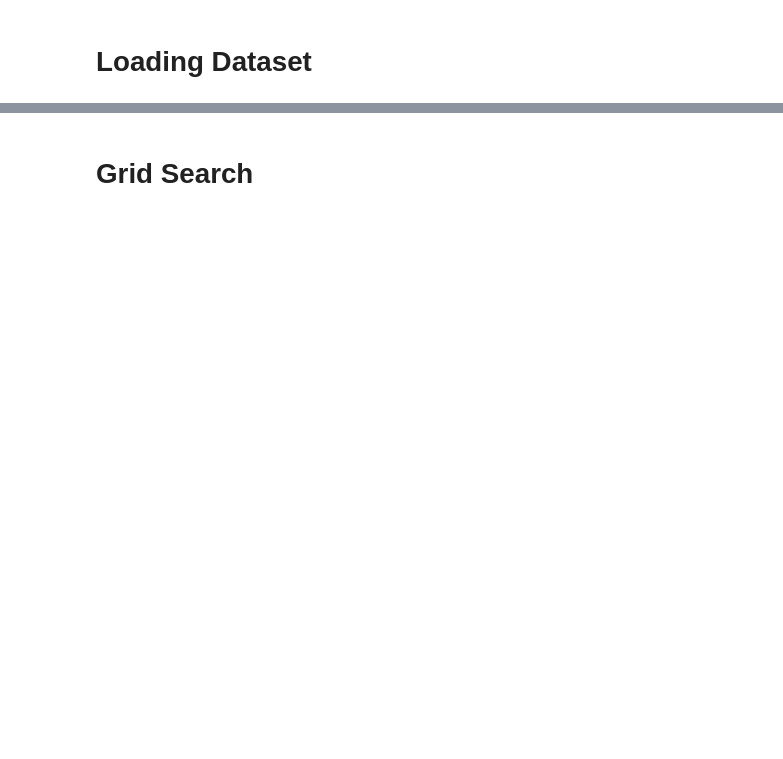
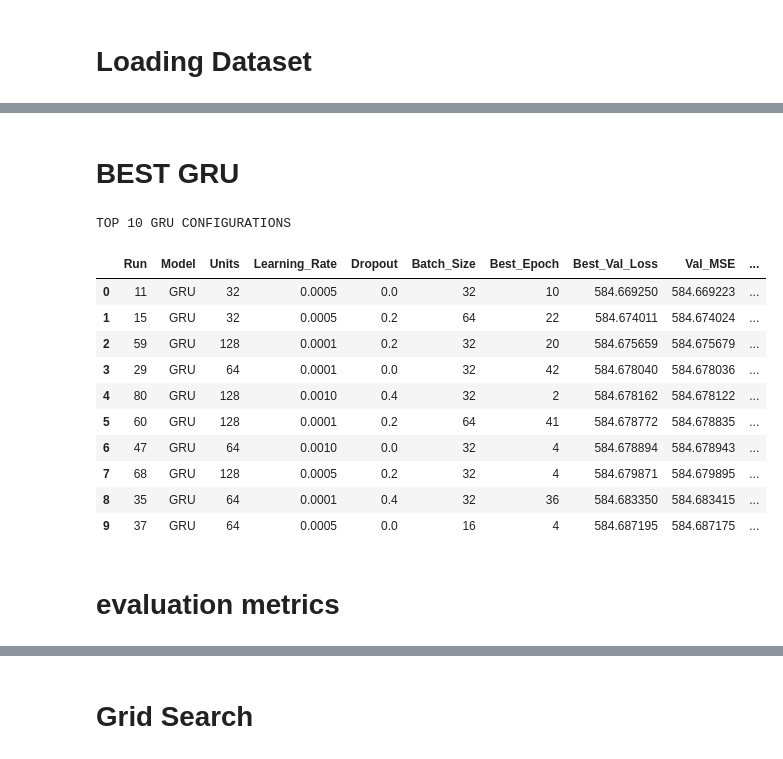
Before and after one commit to dowluri-ashok/auv-battery-health-rul-prediction, a Jupyter notebook: notebooks/day_19.ipynb, the cells around one changed output, grey strips where cells are left out. Saved outputs shown, nothing was run; the diff lists cells and outputs as text; code cells hidden in the pictures; blank space fills up the shorter version.

```diff
--- a/notebooks/day_19.ipynb
+++ b/notebooks/day_19.ipynb
@@ -33,16 +127,19 @@ Keys inside sequences_v1.npz:
 # %%
 # ============================================================
-# DAY 19 - CELL 3
-# Create Train / Validation / Test Sets
+# DAY 19 - CHECK EXISTING DATA SPLITS
 # ============================================================
 
 X = data["X"]
-y = data["SoH"]
+SoH = data["SoH"]
+RUL = data["RUL"]
+battery_id = data["battery_id"]
 split = data["split"]
 
 print("X shape:", X.shape)
-print("SoH shape:", y.shape)
-print("Split shape:", split.shape)
+print("SoH shape:", SoH.shape)
+print("RUL shape:", RUL.shape)
+print("Battery IDs:", battery_id.shape)
+print("Split:", split.shape)
 
 print("\nUnique split values:")
 print(np.unique(split, return_counts=True))
@@ -163,0 +637,13 @@ Configurations:
+# %%
+# ============================================================
+# GRU HYPERPARAMETER SEARCH SPACE
+# ============================================================
+
+gru_combinations = list(itertools.product(
+    UNITS_RANGE,
+    LEARNING_RATE_RANGE,
+    DROPOUT_RANGE,
+    BATCH_SIZE_RANGE
+))
+
+print("Total GRU combinations:", len(gru_combinations))
@@ -163,0 +812,30 @@ Configurations:
+# %% [markdown]
+# BEST GRU
+# %%
+gru_df = pd.DataFrame(gru_results)
+
+gru_df_sorted = gru_df.sort_values(
+    by="Val_RMSE",
+    ascending=True
+).reset_index(drop=True)
+
+print("TOP 10 GRU CONFIGURATIONS")
+
+display(
+    gru_df_sorted.head(10)
+)
+# %% [output]
+TOP 10 GRU CONFIGURATIONS
+|  | Run | Model | Units | Learning_Rate | Dropout | Batch_Size | Best_Epoch | Best_Val_Loss | Val_MSE | ... |
+| 0 | 11 | GRU | 32 | 0.0005 | 0.0 | 32 | 10 | 584.669250 | 584.669223 | ... |
+| 1 | 15 | GRU | 32 | 0.0005 | 0.2 | 64 | 22 | 584.674011 | 584.674024 | ... |
+| 2 | 59 | GRU | 128 | 0.0001 | 0.2 | 32 | 20 | 584.675659 | 584.675679 | ... |
+| 3 | 29 | GRU | 64 | 0.0001 | 0.0 | 32 | 42 | 584.678040 | 584.678036 | ... |
+| 4 | 80 | GRU | 128 | 0.0010 | 0.4 | 32 | 2 | 584.678162 | 584.678122 | ... |
+| 5 | 60 | GRU | 128 | 0.0001 | 0.2 | 64 | 41 | 584.678772 | 584.678835 | ... |
+| 6 | 47 | GRU | 64 | 0.0010 | 0.0 | 32 | 4 | 584.678894 | 584.678943 | ... |
+| 7 | 68 | GRU | 128 | 0.0005 | 0.2 | 32 | 4 | 584.679871 | 584.679895 | ... |
+| 8 | 35 | GRU | 64 | 0.0001 | 0.4 | 32 | 36 | 584.683350 | 584.683415 | ... |
+| 9 | 37 | GRU | 64 | 0.0005 | 0.0 | 16 | 4 | 584.687195 | 584.687175 | ... |
+# %% [markdown]
+# evaluation metrics
```
Also changed, not shown: parts of 43 cells of this notebook.
